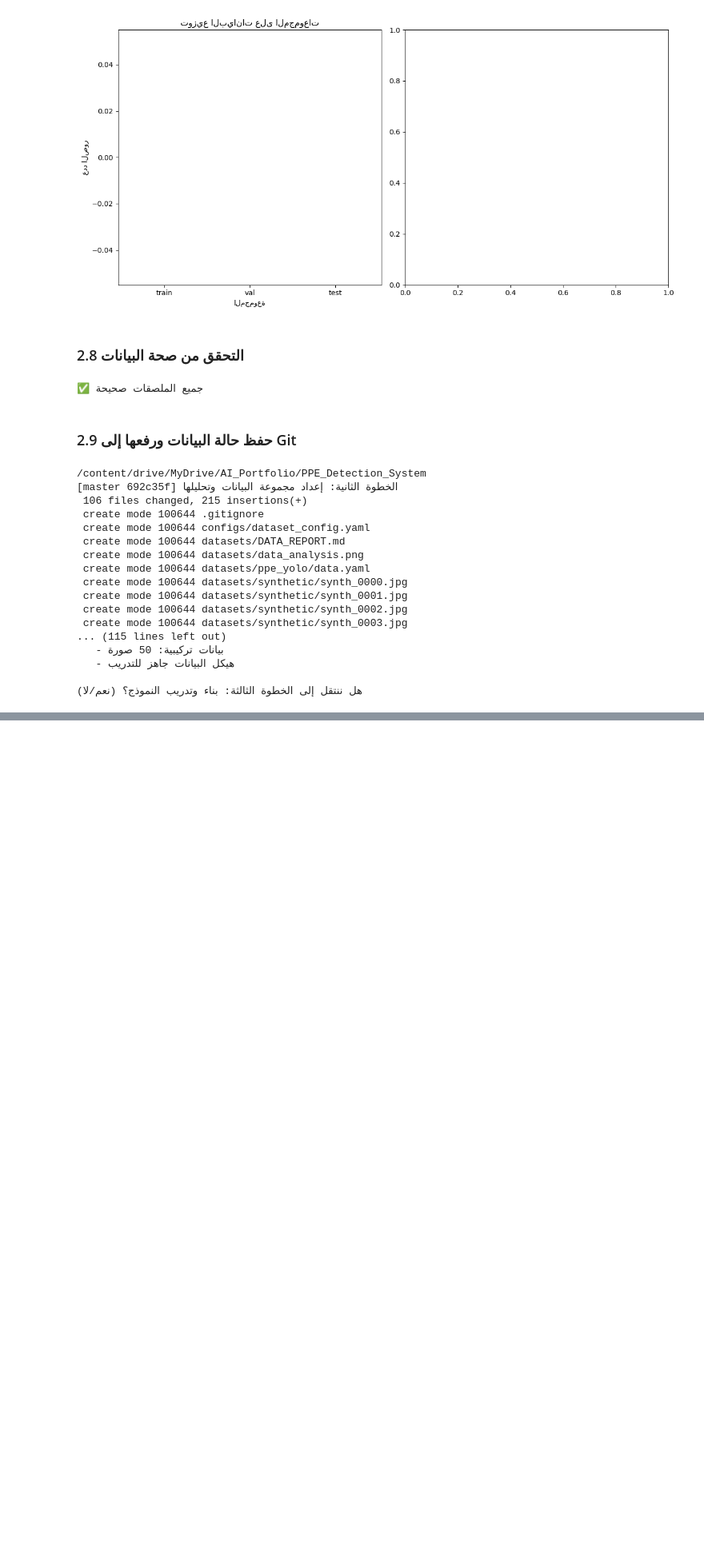
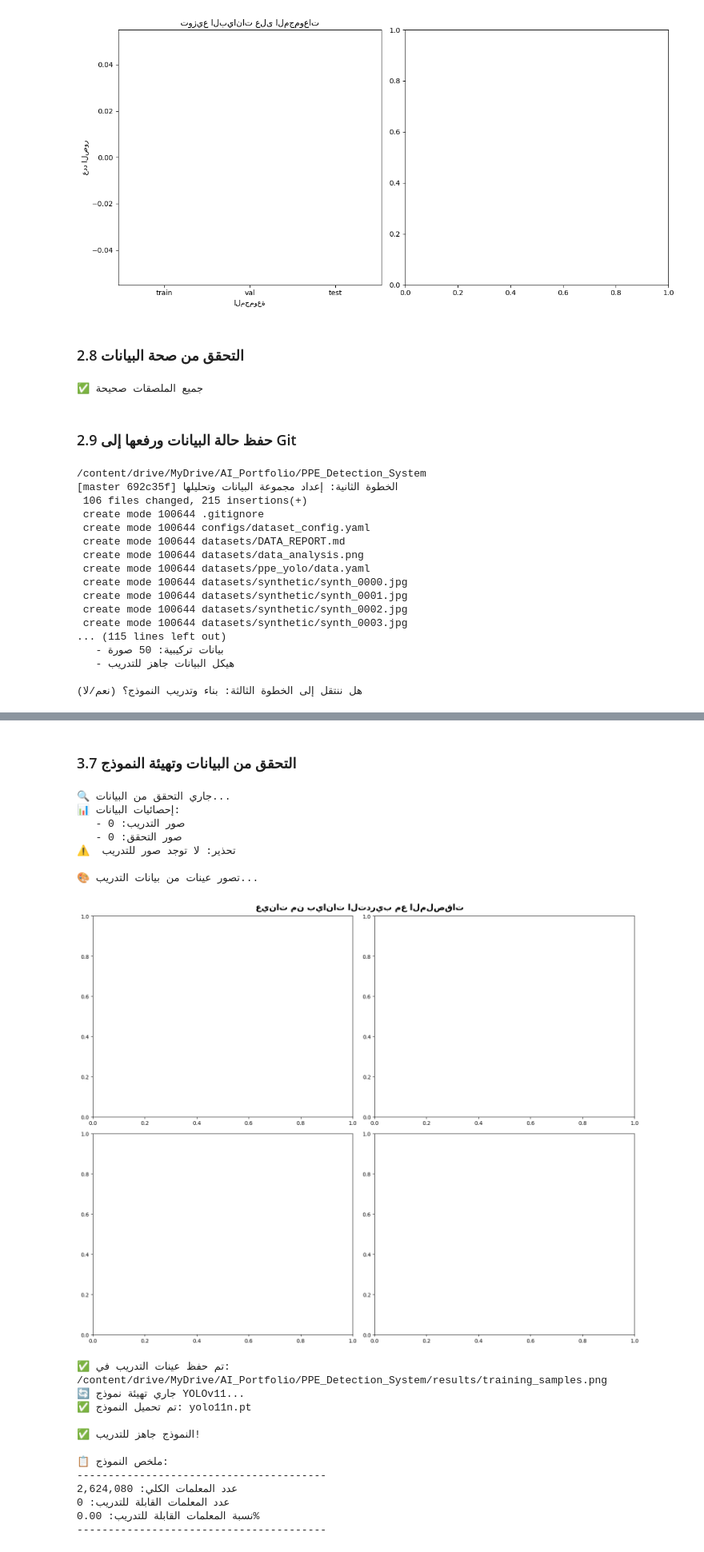
Before and after one commit to Mohamm76/Saudi-Construction-Safety-Vision-YOLOv11, a Jupyter notebook: notebooks/Construction_Safety_YOLOv11_Training.ipynb, the cells around one changed output, grey strips where cells are left out. Shown at 80% size. Cells and saved outputs as stored; diff of their text form; code cells hidden in the pictures; blank space fills up the shorter version.

```diff
--- a/notebooks/Construction_Safety_YOLOv11_Training.ipynb
+++ b/notebooks/Construction_Safety_YOLOv11_Training.ipynb
@@ -729,0 +784,17 @@ print("\nهل ننتقل إلى الخطوة الثالثة: بناء وتدري
+# %%
+# التحقق من توفر GPU وتحسين الأداء
+device = 'cuda' if torch.cuda.is_available() else 'cpu'
+print(f"🔧 الجهاز المستخدم: {device}")
+
+if device == 'cuda':
+    gpu_name = torch.cuda.get_device_name(0)
+    gpu_memory = torch.cuda.get_device_properties(0).total_memory / 1e9  # GB
+    print(f"💻 GPU: {gpu_name}")
+    print(f"🧠 ذاكرة GPU: {gpu_memory:.2f} GB")
+
+    # تحسين إعدادات CUDA للأداء
+    torch.backends.cudnn.benchmark = True
+    torch.cuda.empty_cache()
+
+else:
+    print("⚠️  GPU غير متوفر، سيتم استخدام CPU (الأداء سيكون أبطأ)")
@@ -729,0 +1174,51 @@ print("\nهل ننتقل إلى الخطوة الثالثة: بناء وتدري
+# %% [markdown]
+### 3.7 التحقق من البيانات وتهيئة النموذج
+# %%
+# التحقق من البيانات
+if saudi_model.prepare_data():
+    # عرض عينات من البيانات
+    saudi_model.visualize_sample_data()
+
+    # تهيئة النموذج
+    if saudi_model.initialize_model():
+        print("\n✅ النموذج جاهز للتدريب!")
+
+        # عرض ملخص النموذج
+        print("\n📋 ملخص النموذج:")
+        print("-" * 40)
+
+        # عدد المعلمات
+        if hasattr(saudi_model.model.model, 'model'):
+            total_params = sum(p.numel() for p in saudi_model.model.model.parameters())
+            trainable_params = sum(p.numel() for p in saudi_model.model.model.parameters() if p.requires_grad)
+
+            print(f"عدد المعلمات الكلي: {total_params:,}")
+            print(f"عدد المعلمات القابلة للتدريب: {trainable_params:,}")
+            print(f"نسبة المعلمات القابلة للتدريب: {trainable_params/total_params*100:.2f}%")
+
+        print("-" * 40)
+    else:
+        print("❌ فشل في تهيئة النموذج")
+else:
+    print("❌ البيانات غير جاهزة للتدريب")
+# %% [output]
+🔍 جاري التحقق من البيانات...
+📊 إحصائيات البيانات:
+   - صور التدريب: 0
+   - صور التحقق: 0
+⚠️  تحذير: لا توجد صور للتدريب
+
+🎨 تصور عينات من بيانات التدريب...
+[figure, added]
+✅ تم حفظ عينات التدريب في: /content/drive/MyDrive/AI_Portfolio/PPE_Detection_System/results/training_samples.png
+🔄 جاري تهيئة نموذج YOLOv11...
+✅ تم تحميل النموذج: yolo11n.pt
+
+✅ النموذج جاهز للتدريب!
+
+📋 ملخص النموذج:
+----------------------------------------
+عدد المعلمات الكلي: 2,624,080
+عدد المعلمات القابلة للتدريب: 0
+نسبة المعلمات القابلة للتدريب: 0.00%
+----------------------------------------
```
Also changed, not shown: parts of 16 cells of this notebook.
